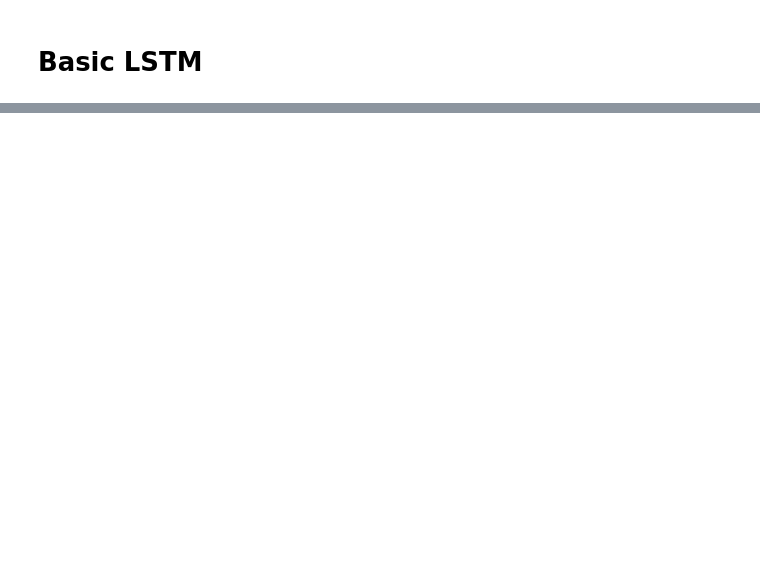
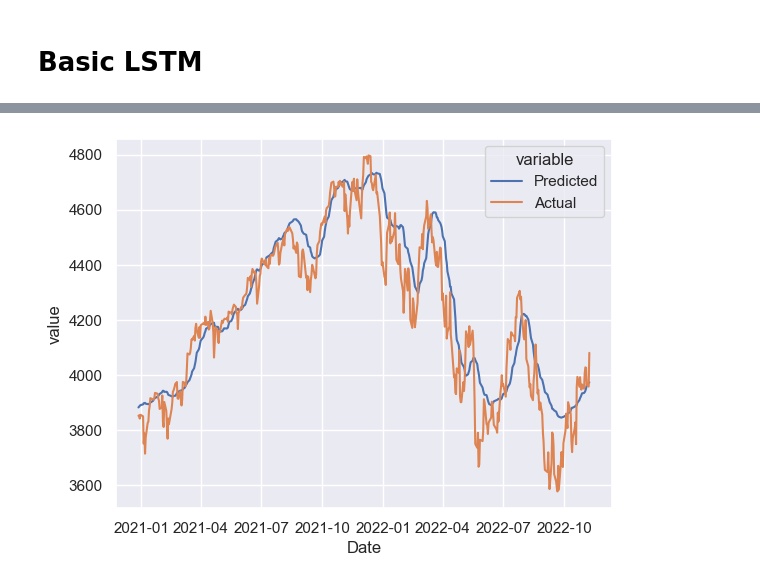
Before and after one commit to alexiskaldany/nifty100, a Jupyter notebook: experiments/lstm.ipynb, the cells around one changed output, grey strips where cells are left out. Drawn from its saved outputs; the diff is of its cells as text; code cells hidden in the pictures; blank space fills up the shorter version.

Commit message:
LSTM working for univariate data

```diff
--- a/experiments/lstm.ipynb
+++ b/experiments/lstm.ipynb
@@ -39,0 +126,2 @@ class LSTM(nn.Module):
+# %%
+output_df = pd.DataFrame(columns=["Date","Epoch", "Loss", "MSE", "Predicted", "Actual"])
@@ -39,0 +208,32 @@ class LSTM(nn.Module):
+# %%
+"""testing loop"""
+scaler = MinMaxScaler(feature_range=(-1, 1))
+test_df = input_df[input_df["Set"] == "test"].copy()
+test_df["S&P500"] = scaler.fit_transform(test_df["S&P500"].values.reshape(-1, 1))
+test_ds = TS_Dataset(test_df["S&P500"].values, SEQ_LEN, TARGET_LEN, test_df["Date"].values)
+print(test_ds.__getitem__(0))
+start_test_index = SEQ_LEN
+print(start_test_index)
+end_test_index = int(test_ds.__len__() - TARGET_LEN)
+print(end_test_index)
+test_output_holder = pd.DataFrame(columns=["Date","Predicted", "Actual"])
+for index in range(start_test_index, end_test_index):
+    x, y, z = test_ds[index]
+    x = torch.from_numpy(x).float()
+    print(y)
+    y = y.reshape(1, TARGET_LEN)
+    y = torch.from_numpy(y).float()[0]
+    output = LSTM_MODEL(x)
+    # loss = LOSS_FUNCTION(output, y)
+    predicted = output.detach().numpy()[0]
+    actual = y.detach().numpy()[0]
+    # unscaled_predicted = scaler.inverse_transform(predicted.reshape(-1, 1))
+    # unscaled_actual = scaler.inverse_transform(actual.reshape(-1, 1))
+    test_output_holder = pd.concat([test_output_holder, pd.DataFrame({"Date": z, "Predicted": predicted, "Actual": actual})])
+print(len(test_output_holder))
+print(len(test_df))
+test_df = test_df.iloc[start_test_index:end_test_index]
+print(len(test_df))
+test_df["Predicted"] = scaler.inverse_transform(test_output_holder["Predicted"].values.reshape(-1, 1))
+test_df["Actual"] = scaler.inverse_transform(test_output_holder["Actual"].values.reshape(-1, 1))
+test_df.to_csv(TEST_OUTPUT_PATH, index=False)
@@ -39,0 +258,5 @@ class LSTM(nn.Module):
+# %%
+test_melted_df = pd.melt(test_df, id_vars=["Date"], value_vars=["Predicted", "Actual"], var_name="variable", value_name="value")
+testing_graph = sns.lineplot(x="Date", y="value", hue="variable", data=test_melted_df)
+# %% [output]
+[figure, added]
```
Also changed, not shown: parts of 9 cells of this notebook, 2 other files.
